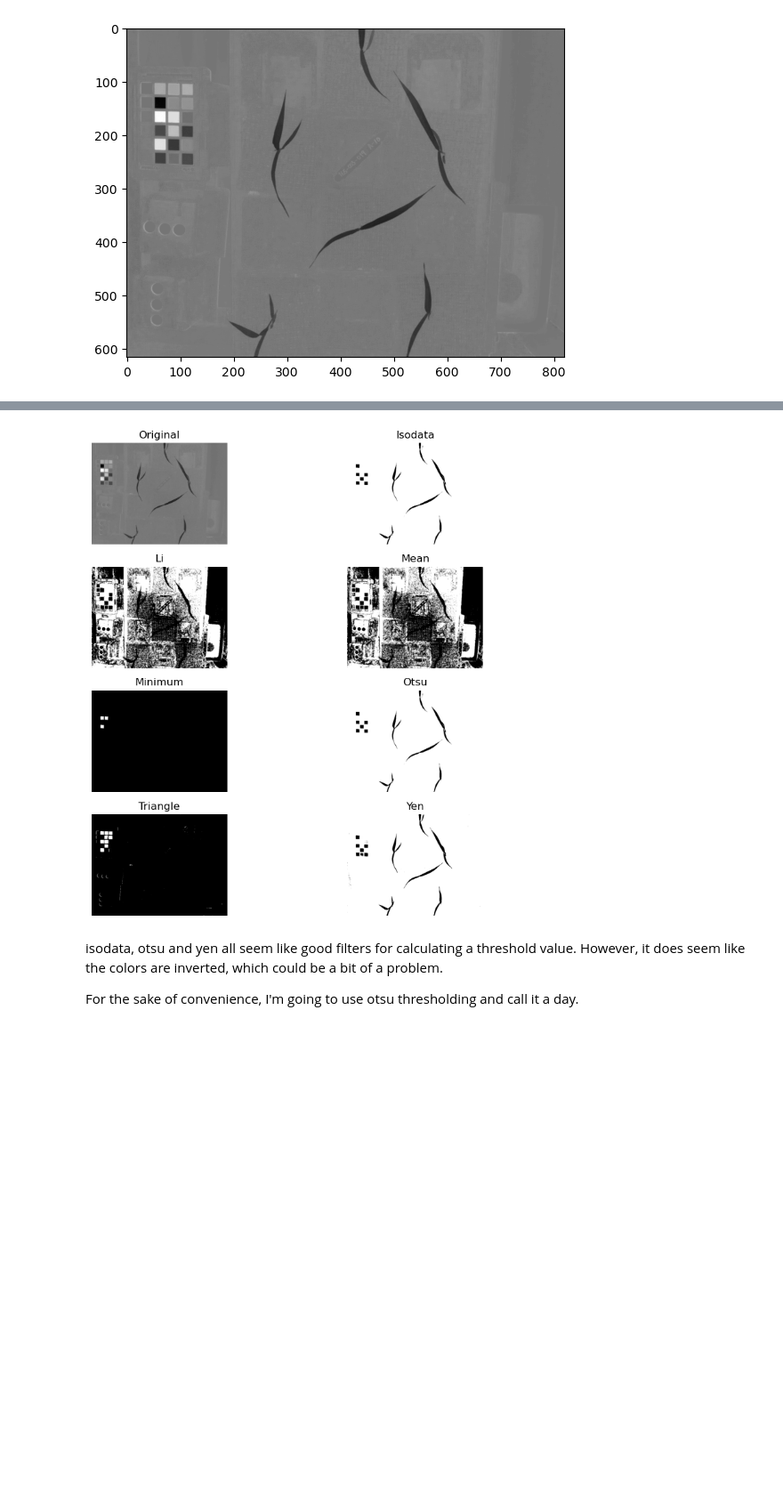
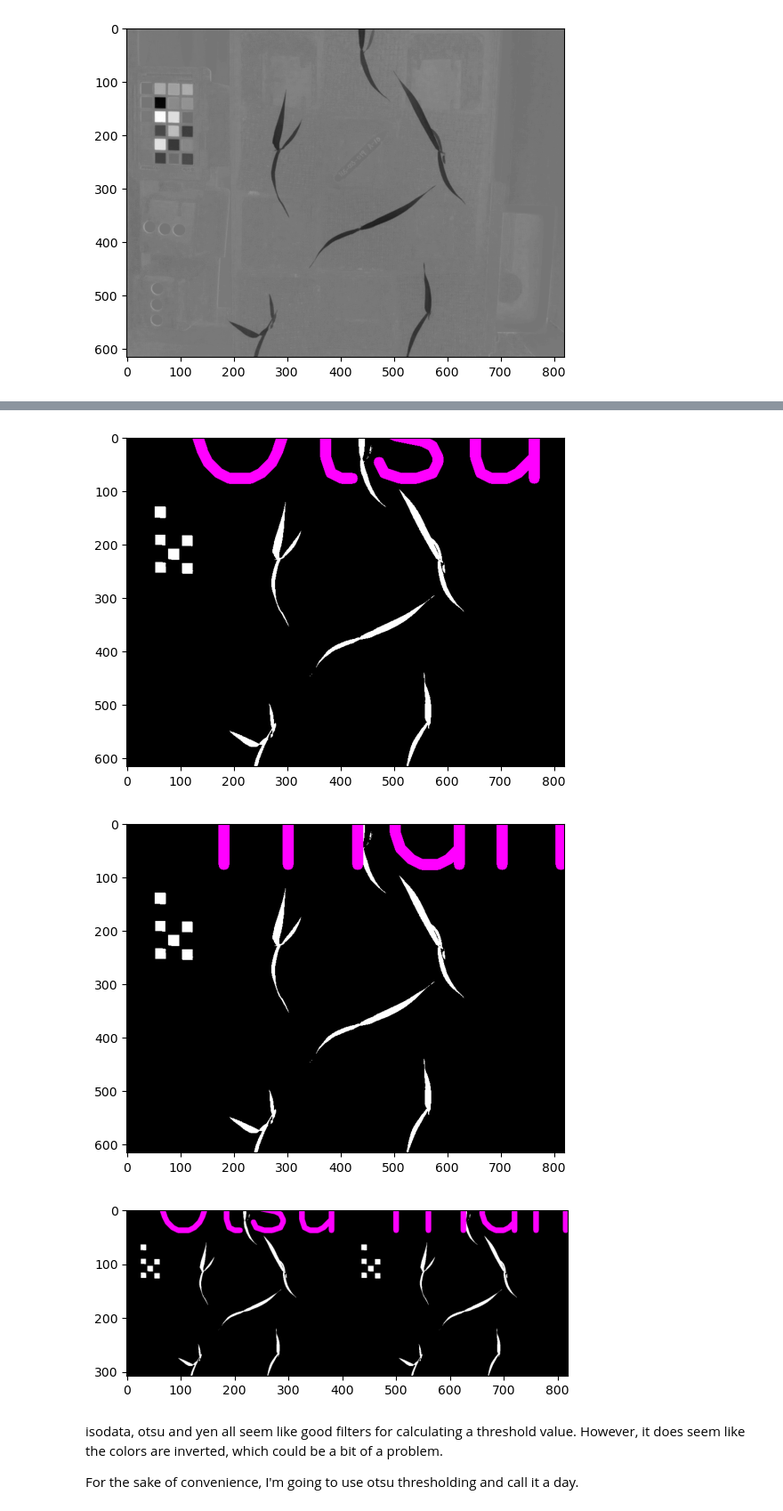
Before and after one commit to MST-Capstone2-MarsFarm/Tutorials, a Jupyter notebook: workflow/plantcv-tutorial-segment-image-series/index.ipynb, the cells around one changed output, grey strips where cells are left out. Shown at 89% size. Saved outputs shown, nothing was run; the diff lists cells and outputs as text; code cells hidden in the pictures; blank space fills up the shorter version.

```diff
--- a/workflow/plantcv-tutorial-segment-image-series/index.ipynb
+++ b/workflow/plantcv-tutorial-segment-image-series/index.ipynb
@@ -37,7 +37,7 @@ class options:
         self.debug = "plot"
         self.writeimg = False
         self.result = "segmentation"
-        self.outdir = "./"
+        self.outdir = "./outputs"
 # %%
 # Get options
 args = options()
@@ -86,12 +86,11 @@ hist = pcv.visualize.histogram(img=a, bins=25)
 # %% [output]
 [interactive output not drawn]
 # %%
-from skimage.filters import try_all_threshold
-
-fig, ax = try_all_threshold(a, figsize=(10, 8), verbose=False)
-#plt.show()
+labeled_imgs = pcv.visualize.auto_threshold_methods(gray_img=a, grid_img=True, object_type="dark")
 # %% [output]
-[figure, old version]
+[figure, new version]
+[figure, added]
+[figure, added]
 # %% [markdown]
 isodata, otsu and yen all seem like good filters for calculating a threshold value. However, it does seem like the colors are inverted, which could be a bit of a problem.
 
```
Also changed, not shown: parts of 4 cells of this notebook, 56 other files.
